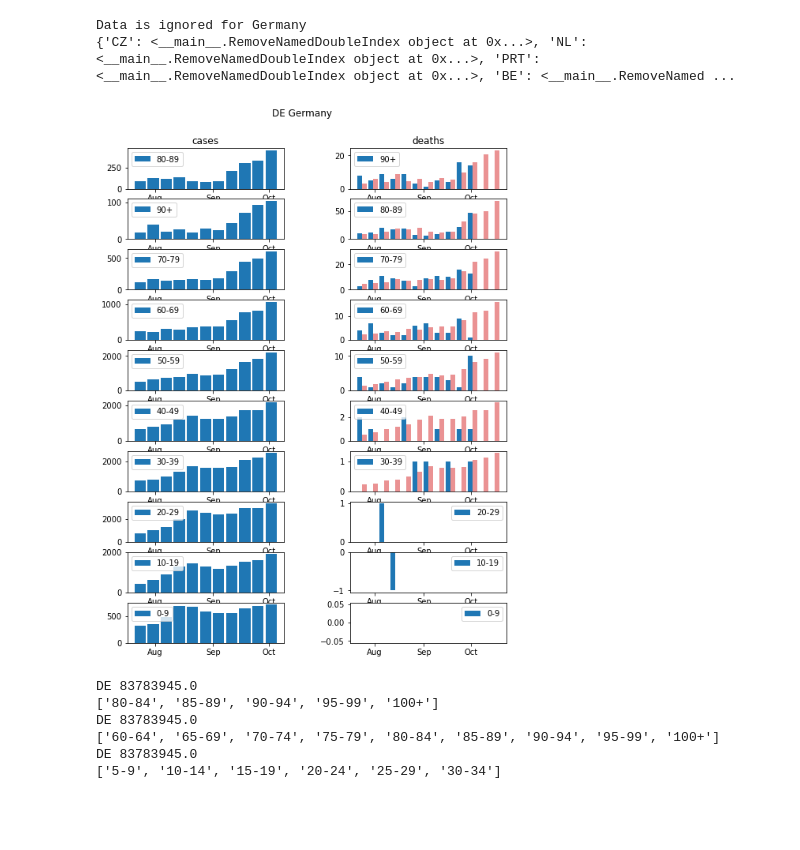
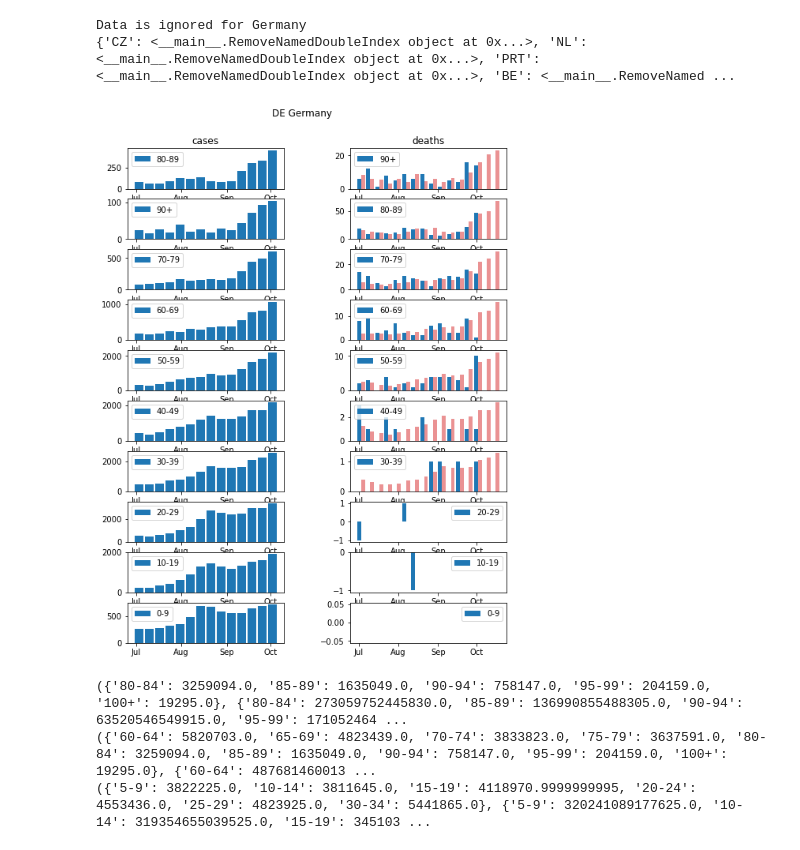
Before and after one commit to Priesemann-Group/covid19_research, a Jupyter notebook: IFR_comparison/notebooks/Country_Overview.ipynb, the cells around one changed output. Cells and saved outputs as stored; diff of their text form; code cells hidden in the pictures; blank space fills up the shorter version.

Commit message:
Added 2 more weeks of german Data

```diff
--- a/IFR_comparison/notebooks/Country_Overview.ipynb
+++ b/IFR_comparison/notebooks/Country_Overview.ipynb
@@ -176,7 +181,7 @@ class Germany(Country):
         if data == None:
             print("Data is ignored for Germany")
         self.weekly = {}
-        tindex = pd.date_range(start=datetime.datetime(2020,6,30),end=datetime.date(2020,10,6),freq="7D",closed='left')
+        tindex = pd.date_range(start=datetime.datetime(2020,6,16),end=datetime.date(2020,10,6),freq="7D",closed='left')
 
         deaths = {}
         deaths_keys = ["0-9","10-19","20-29","30-39","40-49","50-59","60-69","70-79","80-89","90-99","100+"]
@@ -199,6 +204,9 @@ class Germany(Country):
         deaths[28] = [   1,   2,   9,  23,  75, 319, 865,2033,4001,1640,  51] # Sitreport Di 07.07.2020
 
         deaths[27] = [   1,   2,  10,  23,  72, 317, 857,2019,3982,1634,  51] # Sitreport Di 30.06.2020
+        deaths[26] = [   1,   2,   9,  23,  69, 312, 848,2003,3954,1618,  51] # Sitreport Di 23.06.2020
+        deaths[25] = [   1,   2,   9,  23,  69, 307, 835,1980,3922,1597,  50] # Sitreport Di 16.06.2020
+
 
 
         deaths_by_age = {}
@@ -218,20 +226,21 @@ class Germany(Country):
         self.weekly["deaths"] = df
 
         cases = {}
-        # cases starting KW27 source sit-rep table, 1 week less than SurvStat
-        cases["100+"] = np.array([0,0,2,0,1,5,2,1,1,1,1,6,3,3,0])
-        cases["90-99"]= np.array([24,15,25,18,38,16,24,17,28,23,43,67,90,102,0])
+        # cases starting KW25 source sit-rep table, 1 week less than SurvStat
+        cases["100+"] = np.array([1,0,0,0,2,0,1,5,2,1,1,1,1,6,3,3,0])
+        cases["90-99"]= np.array([36,26,24,15,25,18,38,16,24,17,28,23,43,67,90,102,0])
 
         # Via survstat
-        cases["0-9"] = np.array([141,145,140,161,150,190,273,284,224,233,227,291,301,312,22])+np.array([124,115,138,151,199,285,408,380,351,318,325,351,384,400,34])
-        cases["10-19"] = np.array([104,100,150,191,250,364,544,575,478,431,497,514,572,662,34])+np.array([138,148,192,248,365,544,740,874,830,766,827,1024,1032,1261,112])
-        cases["20-29"] = np.array([258,236,301,376,520,736,1163,1547,1327,1242,1276,1505,1572,1666,149])+np.array([315,226,307,410,508,606,833,1194,1213,1148,1233,1474,1429,1705,141])
-        cases["30-39"] = np.array([260,259,295,380,424,510,697,940,853,933,930,1203,1291,1460,120])+np.array([226,202,251,360,382,513,643,759,711,647,690,897,993,1104,96])
-        cases["40-49"] = np.array([214,189,253,321,428,484,636,714,654,642,682,834,851,1001,96])+np.array([222,181,233,335,385,451,571,689,605,607,690,871,885,1145,115])
-        cases["50-59"] = np.array([185,172,207,291,350,416,471,558,536,549,667,891,989,1157,106])+np.array([156,116,175,242,285,307,324,428,350,387,551,753,854,1062,100])
-        cases["60-69"] = np.array([110,93,109,153,150,202,192,238,244,246,337,491,526,646,79])+np.array([62,62,70,85,85,120,110,119,130,127,224,291,299,423,24])
-        cases["70-79"] = np.array([38,56,60,62,90,92,79,96,91,108,151,258,267,327,33])+np.array([40,40,42,57,71,55,71,66,67,75,145,180,229,282,21])
-        cases["80+"] = np.array([100,72,91,103,168,140,163,105,110,109,257,371,419,558,49])
+        cases["0-9"] = np.array([159,135,141,145,140,161,150,190,273,284,224,233,227,291,301,312,22])+np.array([176,140,124,115,138,151,199,285,408,380,351,318,325,351,384,400,34])
+        cases["10-19"] = np.array([192,145,104,100,150,191,250,364,544,575,478,431,497,514,572,662,34])+np.array([240,167,138,148,192,248,365,544,740,874,830,766,827,1024,1032,1261,112])
+        cases["20-29"] = np.array([375,255,258,236,301,376,520,736,1163,1547,1327,1242,1276,1505,1572,1666,149])+np.array([393,323,315,226,307,410,508,606,833,1194,1213,1148,1233,1474,1429,1705,141])
+        cases["30-39"] = np.array([402,331,260,259,295,381,424,510,697,940,853,933,930,1203,1291,1460,120])+np.array([374,299,226,202,251,360,382,513,643,759,711,647,690,897,993,1104,96])
+        cases["40-49"] = np.array([447,271,214,189,253,321,428,484,636,714,654,642,682,834,851,1001,96])+np.array([375,277,222,181,233,335,385,451,571,689,605,607,690,871,885,1145,115])
+        cases["50-59"] = np.array([315,263,185,172,207,291,350,416,471,558,536,549,667,891,989,1157,106])+np.array([184,202,156,116,175,242,285,307,324,428,350,387,551,753,854,1062,100])
+        cases["60-69"] = np.array([120,108,110,93,109,153,150,202,192,238,244,246,337,491,526,646,79])+np.array([69,65,62,62,70,85,85,120,110,119,130,127,224,291,299,423,24])
+        cases["70-79"] = np.array([57,40,38,56,60,62,90,92,79,96,91,108,151,258,267,327,33])+np.array([65,57,40,40,42,57,71,55,71,66,67,75,145,180,229,282,21])
+        cases["80+"] = np.array([144,111,100,72,91,103,168,140,163,105,110,109,257,371,419,558,49])
+
 
         # build 90+, 80-89
         cases["90+"] = cases["90-99"]+cases["100+"]
@@ -243,7 +252,7 @@ class Germany(Country):
 
         for k,v in cases.items():
             cases[k] = v[:-1]
-
+        tindex = pd.date_range(start=datetime.datetime(2020,6,16),end=datetime.date(2020,10,6),freq="7D",closed='left')
         df = pd.DataFrame.from_dict(cases)
         df.index = tindex
         self.weekly["cases"] = df
@@ -270,7 +279,7 @@ Data is ignored for Germany
 def ifr(s):
     return {"90+":.22,"80-89":.15,"80+":.17,"70-79":.05,"60-69":.015,"50-59":.005,"40-49":.0015,"30-39":.0005}.get(s,0.)
 
-def ShowWeeklyOverview(country,start=datetime.datetime(2020,7,1)):
+def ShowWeeklyOverview(country,start=datetime.datetime(2020,6,15)):
 
     data = country.weekly
     fig = plt.figure(figsize=(7.5,10))
@@ -295,32 +304,32 @@ def ShowWeeklyOverview(country,start=datetime.datetime(2020,7,1)):
             # Formating
             ax.xaxis.set_major_locator( matplotlib.dates.MonthLocator() )
             ax.xaxis.set_major_formatter( matplotlib.dates.DateFormatter('%b') )
 
     for i,k in enumerate(keys):
         for j,c in enumerate(data[k].columns):
             ds = data[k][c]
             ds = ds[start:]
 
             ax = splts[k][c]
             ax.bar(ds.index[2:],ds[2:],label=c,width={"deaths":3}.get(k,6),align="edge")
             if k == "cases":
                 dx = splts["deaths"].get(c,None)
                 if dx != None:
                     dx.bar(ds.index+datetime.timedelta(days=3+14),ds*ifr(c),width=3,align="edge",alpha=.5,color="tab:red")
 
             ax.legend()
 
 #            ax.set_xticks(xticks)
 
 
 
 
     fig.suptitle(country.iso+" "+country.name)
     fig.savefig("plots/"+country.iso+".pdf")
 
 #for k,v in countries.items():
-#    ShowWeeklyOverview(v)
+ #   ShowWeeklyOverview(v)
 #ShowWeeklyOverview(countries["CHE"])
 ShowWeeklyOverview(countries["DE"])
 # %% [output]
-[figure, old version]
+[figure, new version]
@@ -327,11 +345,8 @@ ShowWeeklyOverview(countries["DE"])
 # %%
-print(countries["DE"].splitAG("80+"))
-print(countries["DE"].splitAG("60+"))
-print(countries["DE"].splitAG("5-34"))
+print(countries["DE"].GetPopulation("80+"))
+print(countries["DE"].GetPopulation("60+"))
+print(countries["DE"].GetPopulation("5-34"))
 # %% [output]
-DE 83783945.0
-['80-84', '85-89', '90-94', '95-99', '100+']
-DE 83783945.0
-['60-64', '65-69', '70-74', '75-79', '80-84', '85-89', '90-94', '95-99', '100+']
-DE 83783945.0
-['5-9', '10-14', '15-19', '20-24', '25-29', '30-34']
+({'80-84': 3259094.0, '85-89': 1635049.0, '90-94': 758147.0, '95-99': 204159.0, '100+': 19295.0}, {'80-84': 273059752445830.0, '85-89': 136990855488305.0, '90-94': 63520546549915.0, '95-99': 171052464 ...
+({'60-64': 5820703.0, '65-69': 4823439.0, '70-74': 3833823.0, '75-79': 3637591.0, '80-84': 3259094.0, '85-89': 1635049.0, '90-94': 758147.0, '95-99': 204159.0, '100+': 19295.0}, {'60-64': 487681460013 ...
+({'5-9': 3822225.0, '10-14': 3811645.0, '15-19': 4118970.9999999995, '20-24': 4553436.0, '25-29': 4823925.0, '30-34': 5441865.0}, {'5-9': 320241089177625.0, '10-14': 319354655039525.0, '15-19': 345103 ...
```
Also changed, not shown: parts of 2 cells of this notebook.
